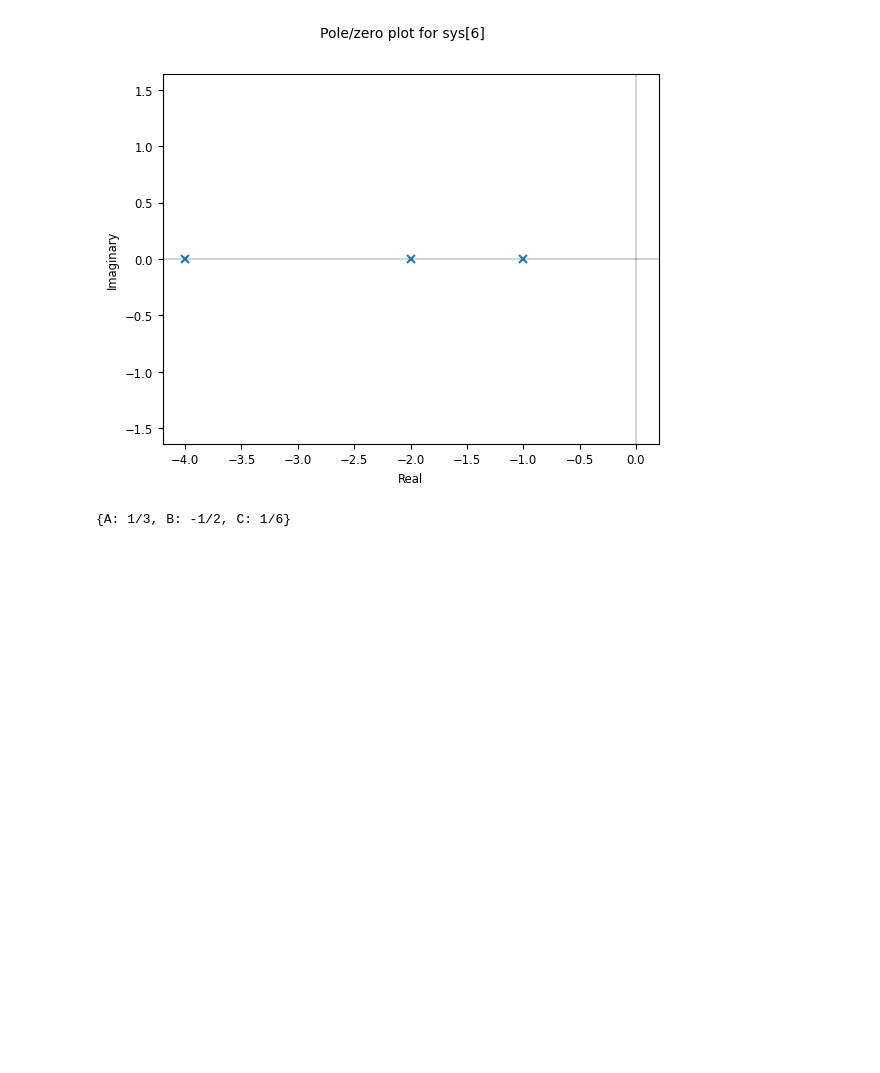
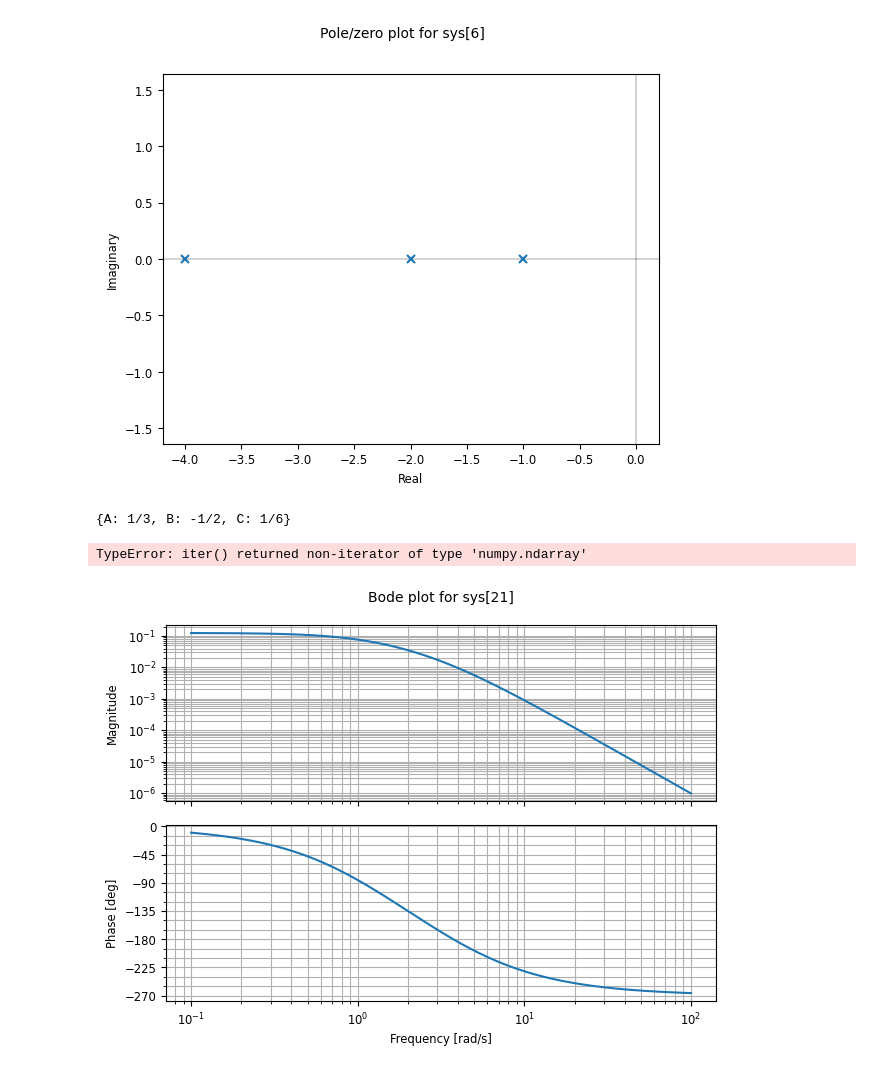
Before and after one commit to el-pitchula/Jupyter-repo, a Jupyter notebook: Systems modeling/control.ipynb, the cells around one changed output. Cells and saved outputs as stored; diff of their text form; code cells hidden in the pictures; blank space fills up the shorter version.

```diff
--- a/Systems modeling/control.ipynb
+++ b/Systems modeling/control.ipynb
@@ -150,26 +150,29 @@ plt.show()
 # %%
 import control as ctrl
 import matplotlib.pyplot as plt
 import numpy as np
 
 G = ctrl.TransferFunction([1], [1, 7, 14, 8]) #G(s)
 
 #vetor de frequências (0.1 a 100 rad/s)
 frequencies = np.logspace(-1, 2, 1000)
 
 #resposta freq.
-magnitude, phase, omega = ctrl.bode(G, frequencies)
+w, mag, phase = ctrl.bode(G, frequencies)
 
 plt.subplot(2, 1, 2)
-plt.semilogx(omega, phase)
+plt.semilogx(w, phase)
 plt.xlabel('Frequência (rad/s)')
 plt.ylabel('Fase (graus)')
 plt.grid(True)
 plt.show()
 
-#plt.figure()
-#plt.subplot(2, 1, 1)
-#plt.semilogx(omega, 20 * np.log10(magnitude))
-#plt.title('Diagrama de Bode')
-#plt.ylabel('Magnitude (dB)')
-#plt.grid(True)
+plt.figure()
+plt.subplot(2, 1, 1)
+plt.semilogx(w, 20 * np.log10(mag))
+plt.title('Diagrama de Bode')
+plt.ylabel('Magnitude (dB)')
+plt.grid(True)
+# %% [output]
+TypeError: iter() returned non-iterator of type 'numpy.ndarray'
+[figure, added]
```
